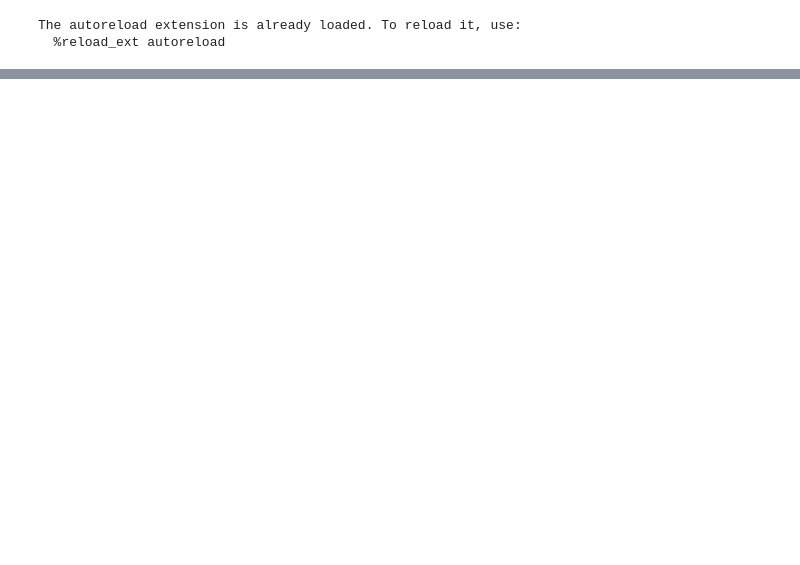
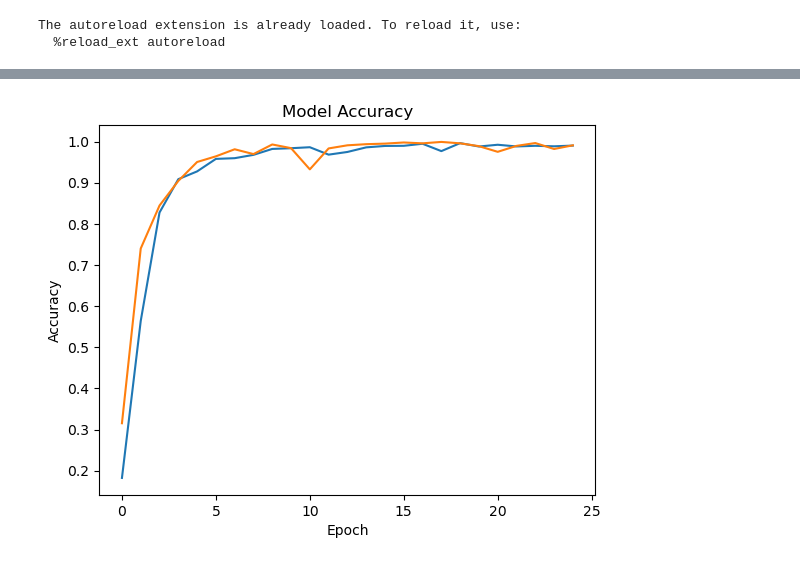
Before and after one commit to 2023SIS-Team16/cv_api, a Jupyter notebook: model/cnn_model.ipynb, the cells around one changed output, grey strips where cells are left out. Saved outputs shown, nothing was run; the diff lists cells and outputs as text; code cells hidden in the pictures; blank space fills up the shorter version.

Commit message:
Trained first version of the model
0.99 accuracy

```diff
--- a/model/cnn_model.ipynb
+++ b/model/cnn_model.ipynb
@@ -16,6 +16,8 @@ dataset_path = "/Users/jon/development/university/sis/datasets/output"
 tfrecs_paths = [each for each in os.listdir(dataset_path) if each.endswith(".tfrecord")]
 
 print(tfrecs_paths)
+
+NUM_CLASSES = 26
 
 x_dataset = []
 y_dataset = []
@@ -34,7 +36,7 @@ def parse_record_fn(example):
 parsed_dataset = raw_dataset.map(parse_record_fn)
 # print(parsed_dataset)
 
-for parsed_record in parsed_dataset.take(10):
+for parsed_record in parsed_dataset:
     x_dataset.append(parsed_record['landmarks'].numpy())
-    y_dataset.append(tf.one_hot(parsed_record['target_label'].numpy(), depth=26).numpy())
+    y_dataset.append(parsed_record['target_label'].numpy())
 # %% [output]
@@ -46,0 +66,22 @@ x_train, x_test, y_train, y_test = train_test_split(x_dataset, y_dataset, test_s
+# %%
+model = tf.keras.models.Sequential([
+    tf.keras.layers.Conv1D(filters=32, kernel_size=5, strides=1, padding="causal", activation="relu", input_shape=x_train.shape[1:]),
+    tf.keras.layers.Conv1D(filters=32, kernel_size=5, strides=1, padding="causal", activation="relu"),
+    tf.keras.layers.MaxPooling1D(pool_size=2),
+    tf.keras.layers.Conv1D(filters=64, kernel_size=5, strides=1, padding="causal", activation="relu"),
+    tf.keras.layers.Conv1D(filters=64, kernel_size=5, strides=1, padding="causal", activation="relu"),
+    tf.keras.layers.MaxPooling1D(pool_size=2),
+    tf.keras.layers.Conv1D(filters=128, kernel_size=5, strides=1, padding="causal", activation="relu"),
+    tf.keras.layers.Conv1D(filters=128, kernel_size=5, strides=1, padding="causal", activation="relu"),
+    tf.keras.layers.MaxPooling1D(pool_size=2),
+    tf.keras.layers.Conv1D(filters=256, kernel_size=5, strides=1, padding="causal", activation="relu"),
+    tf.keras.layers.Conv1D(filters=256, kernel_size=5, strides=1, padding="causal", activation="relu"),
+    tf.keras.layers.MaxPooling1D(pool_size=2),
+    tf.keras.layers.Dropout(rate=0.2),
+    tf.keras.layers.Flatten(),
+    tf.keras.layers.Dense(512, activation="relu"),
+    tf.keras.layers.Dense(NUM_CLASSES, activation="softmax")
+])
+
+model.compile(loss = 'categorical_crossentropy', optimizer = 'adam', metrics = ['accuracy', 'categorical_accuracy'])
+model.summary()
@@ -46,0 +106,3 @@ x_train, x_test, y_train, y_test = train_test_split(x_dataset, y_dataset, test_s
+# %%
+history = model.fit(x_train, y_train, epochs=25, batch_size = 32, validation_data=(x_test, y_test))
+model.save('model-weights.h5')
@@ -46,0 +127,12 @@ x_train, x_test, y_train, y_test = train_test_split(x_dataset, y_dataset, test_s
+# %%
+# Graph Metrics/History
+from matplotlib import pyplot as plt
+
+plt.plot(history.history['accuracy'])
+plt.plot(history.history['val_accuracy'])
+plt.title('Model Accuracy')
+plt.ylabel('Accuracy')
+plt.xlabel('Epoch')
+plt.show()
+# %% [output]
+[figure, added]
```
Also changed, not shown: parts of 6 cells of this notebook.
